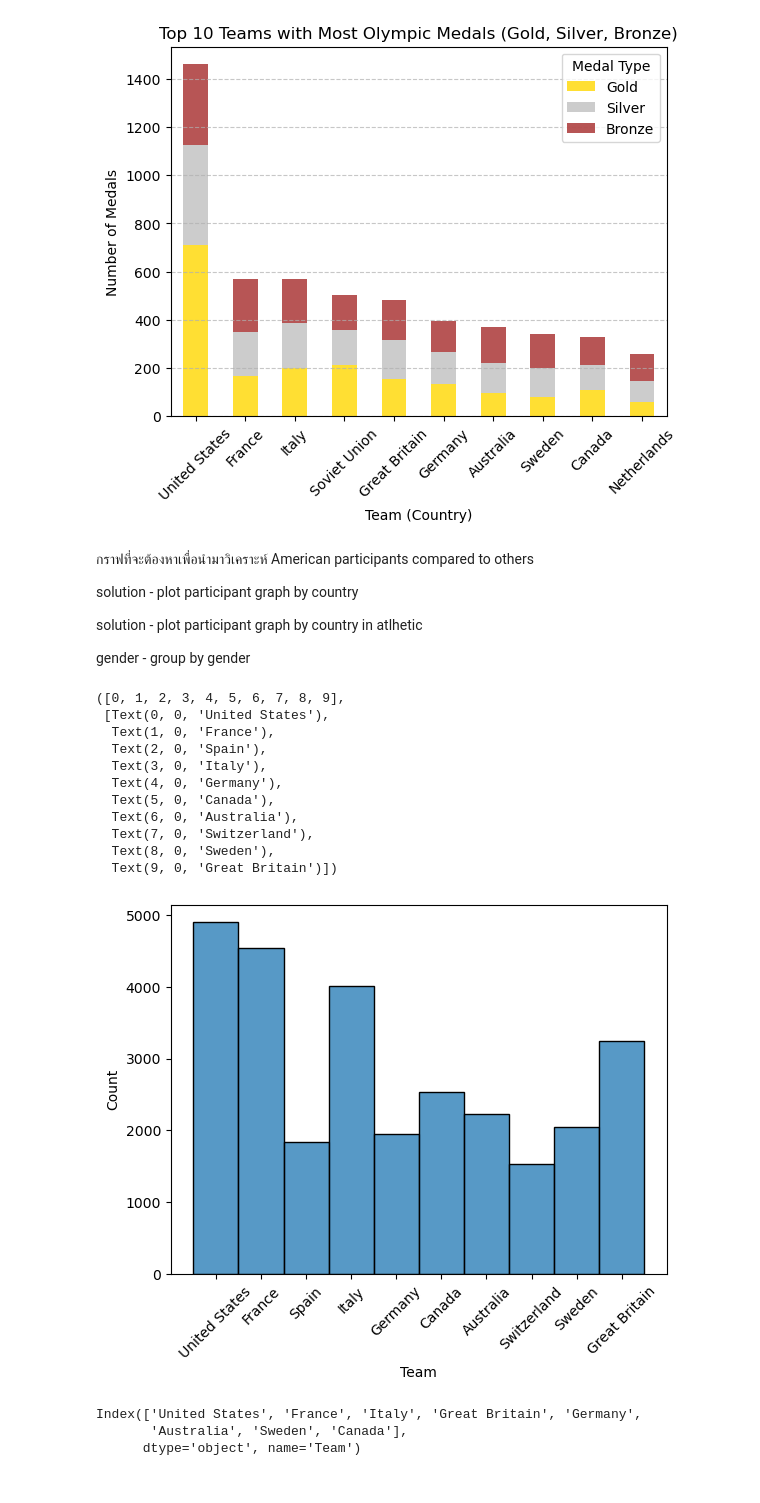
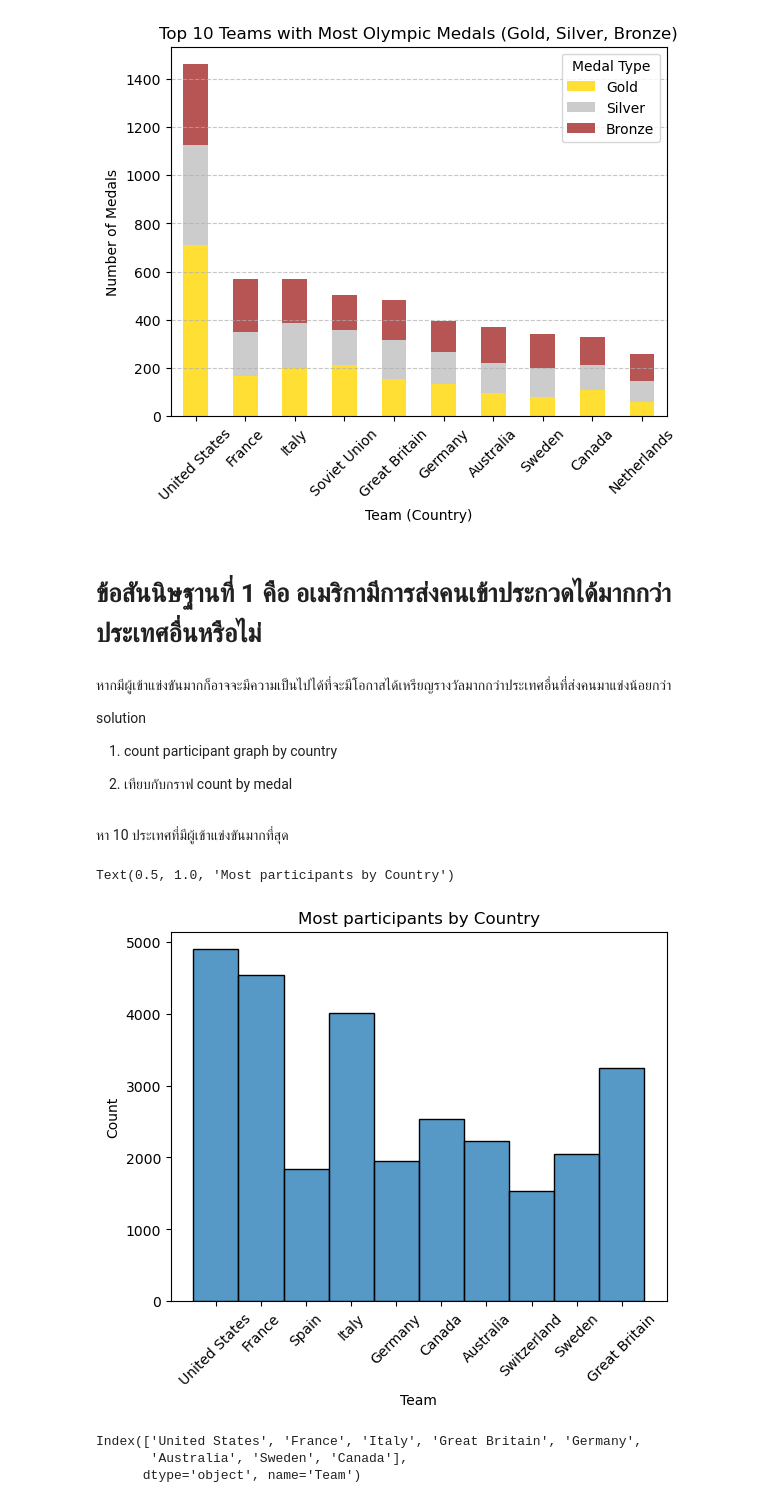
Before and after one commit to phruk02/Project, a Jupyter notebook: Project olympic dataset.ipynb, the cells around one changed output. Cells and saved outputs as stored; diff of their text form; code cells hidden in the pictures.

```diff
--- a/Project olympic dataset.ipynb
+++ b/Project olympic dataset.ipynb
@@ -133,12 +137,14 @@ plt.grid(axis="y", linestyle="--", alpha=0.7)
 # %% [output]
 <Figure size 1200x600 with 0 Axes>
 [figure]
+# %% [markdown]
+# ข้อสันนิษฐานที่ 1 คือ อเมริกามีการส่งคนเข้าประกวดได้มากกว่าประเทศอื่นหรือไม่
 # %% [markdown]
-กราฟที่จะต้องหาเพื่อนำมาวิเคราะห์
-American participants compared to others
+หากมีผู้เข้าแข่งขันมากก็อาจจะมีความเป็นไปได้ที่จะมีโอกาสได้เหรียญรางวัลมากกว่าประเทศอื่นที่ส่งคนมาแข่งน้อยกว่า
 
-solution - plot participant graph by country
 
-solution - plot participant graph by country in atlhetic
+solution
 
-gender - group by gender
+1. count participant graph by country
+
+2. เทียบกับกราฟ count by medal
@@ -149,22 +151,15 @@ gender - group by gender
+# %% [markdown]
+หา 10 ประเทศที่มีผู้เข้าแข่งขันมากที่สุด
 # %%
 most_part_byC = sui['Team'].value_counts().nlargest(10).index
 sui_most_part_byC =  sui[sui['Team'].isin(most_part_byC)]
 
 sns.histplot(x= 'Team',data = sui_most_part_byC)
 plt.xticks(rotation = 45)
+plt.title('Most participants by Country')
 # %% [output]
-([0, 1, 2, 3, 4, 5, 6, 7, 8, 9],
- [Text(0, 0, 'United States'),
-  Text(1, 0, 'France'),
-  Text(2, 0, 'Spain'),
-  Text(3, 0, 'Italy'),
-  Text(4, 0, 'Germany'),
-  Text(5, 0, 'Canada'),
-  Text(6, 0, 'Australia'),
-  Text(7, 0, 'Switzerland'),
-  Text(8, 0, 'Sweden'),
-  Text(9, 0, 'Great Britain')])
+Text(0.5, 1.0, 'Most participants by Country')
-[figure, old version]
+[figure, new version]
 # %%
 sui_top10[sui_top10.index.isin(most_part_byC)].index
 # %% [output]
```
Also changed, not shown: parts of 35 cells of this notebook, 2 other files.
